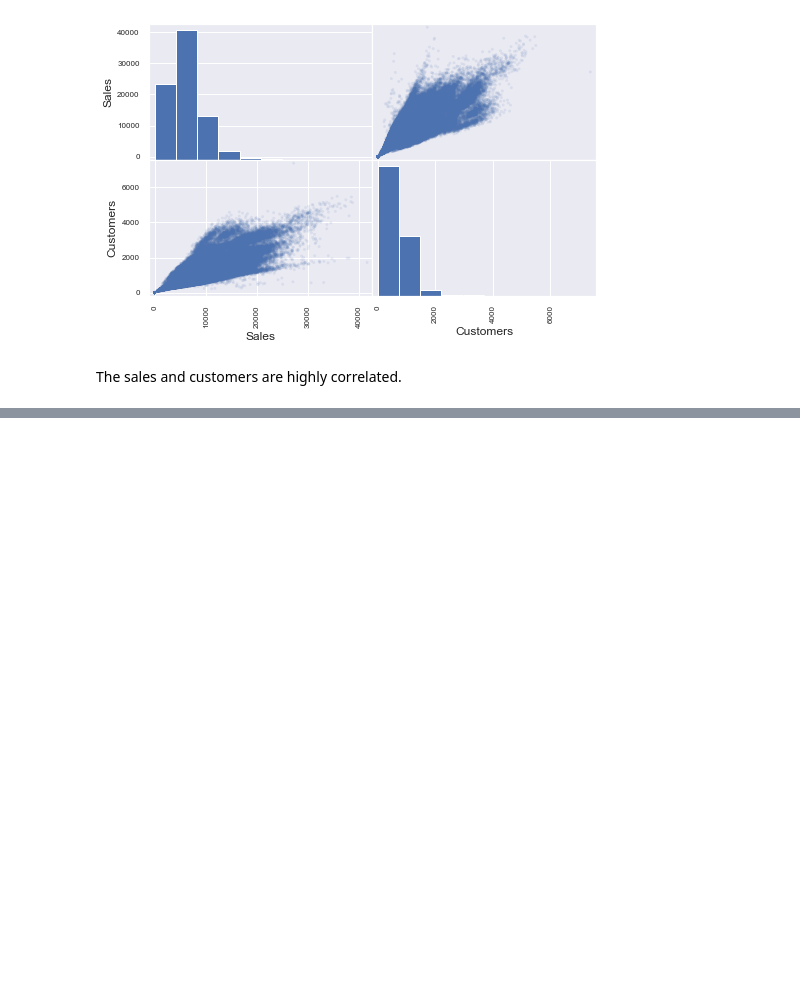
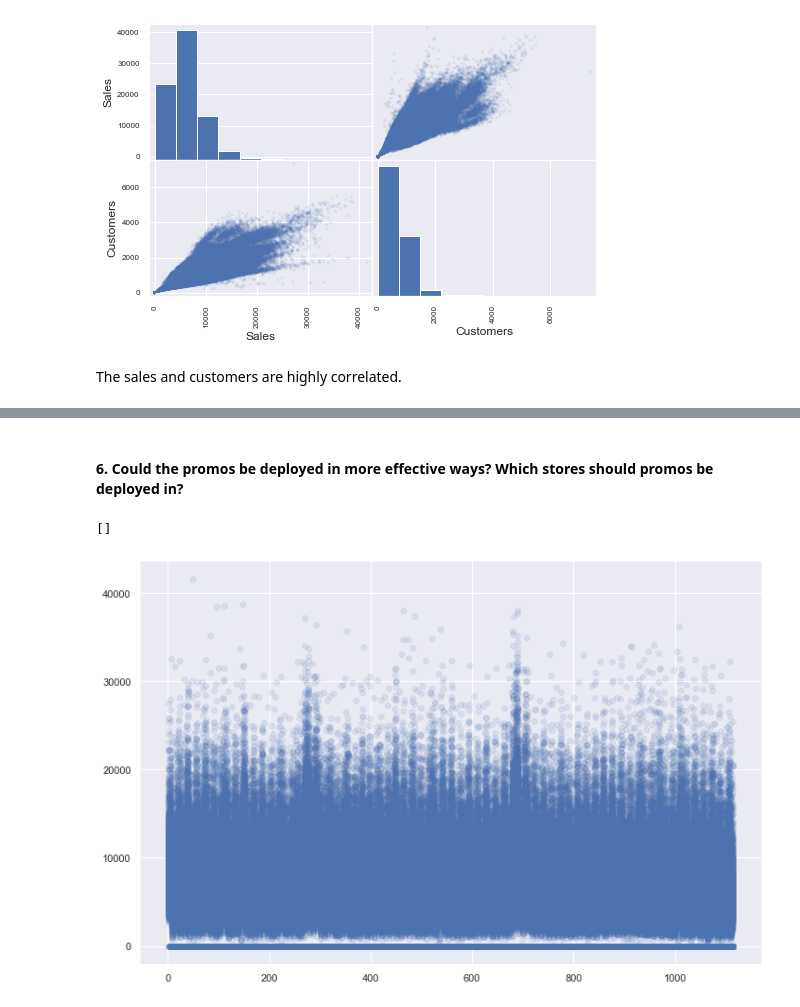
Before and after one commit to Tilda98/Pharmaceutical-Sales-Prediction, a Jupyter notebook: notebooks/EDA.ipynb, the cells around one changed output, grey strips where cells are left out. Cells and saved outputs as stored; diff of their text form; code cells hidden in the pictures; blank space fills up the shorter version.

```diff
--- a/notebooks/EDA.ipynb
+++ b/notebooks/EDA.ipynb
@@ -396,0 +419,9 @@ The sales and customers are highly correlated.
+# %% [markdown]
+#### 6. Could the promos be deployed in more effective ways? Which stores should promos be deployed in?
+# %%
+plt.figure(figsize=(12, 8))
+plt.scatter(train_store['Store'],train_df['Sales'], alpha=0.1);
+plt.plot()
+# %% [output]
+[]
+[figure, added]
```
Also changed, not shown: parts of 21 cells of this notebook.
